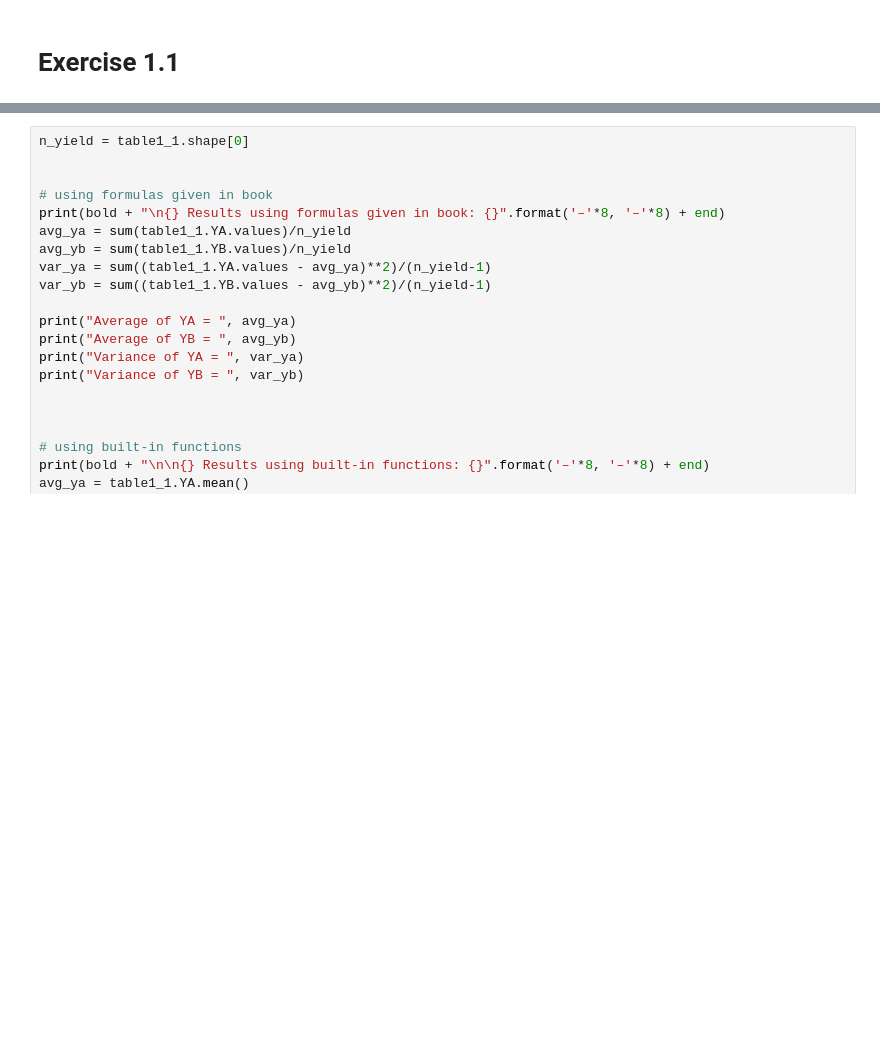
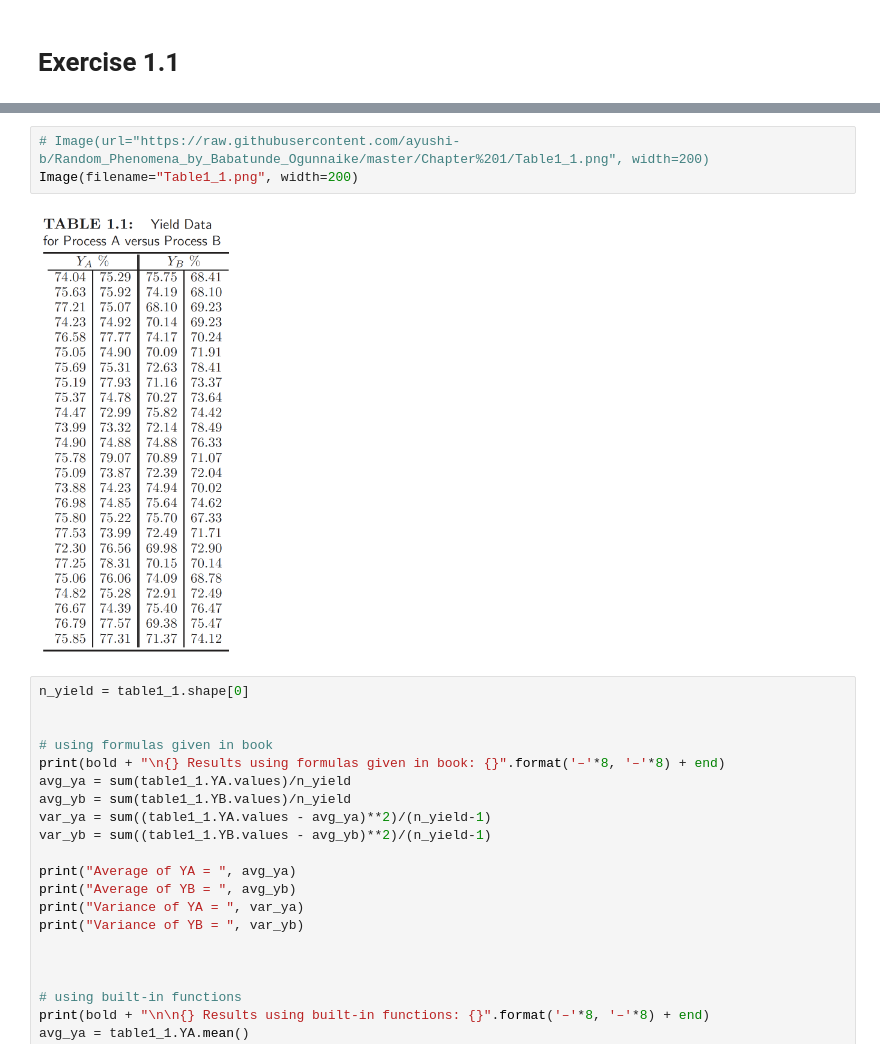
Before and after one commit to ayushi-b/Random_Phenomena_by_Babatunde_Ogunnaike, a Jupyter notebook: Chapter 1/Chapter 1.ipynb, the cells around one changed output, grey strips where cells are left out. Cells and saved outputs as stored; diff of their text form; blank space fills up the shorter version.

```diff
--- a/Chapter 1/Chapter 1.ipynb
+++ b/Chapter 1/Chapter 1.ipynb
@@ -135,3 +129,8 @@ where $\bar{y}$ is the arithmetic average of the data set. From the yield data i
+# %%
+# Image(url="https://raw.githubusercontent.com/ayushi-b/Random_Phenomena_by_Babatunde_Ogunnaike/master/Chapter%201/Table1_1.png", width=200)
+Image(filename="Table1_1.png", width=200)
+# %% [output]
+[figure, added]
 # %%
 n_yield = table1_1.shape[0]
 
```
Also changed, not shown: parts of 5 cells of this notebook.
